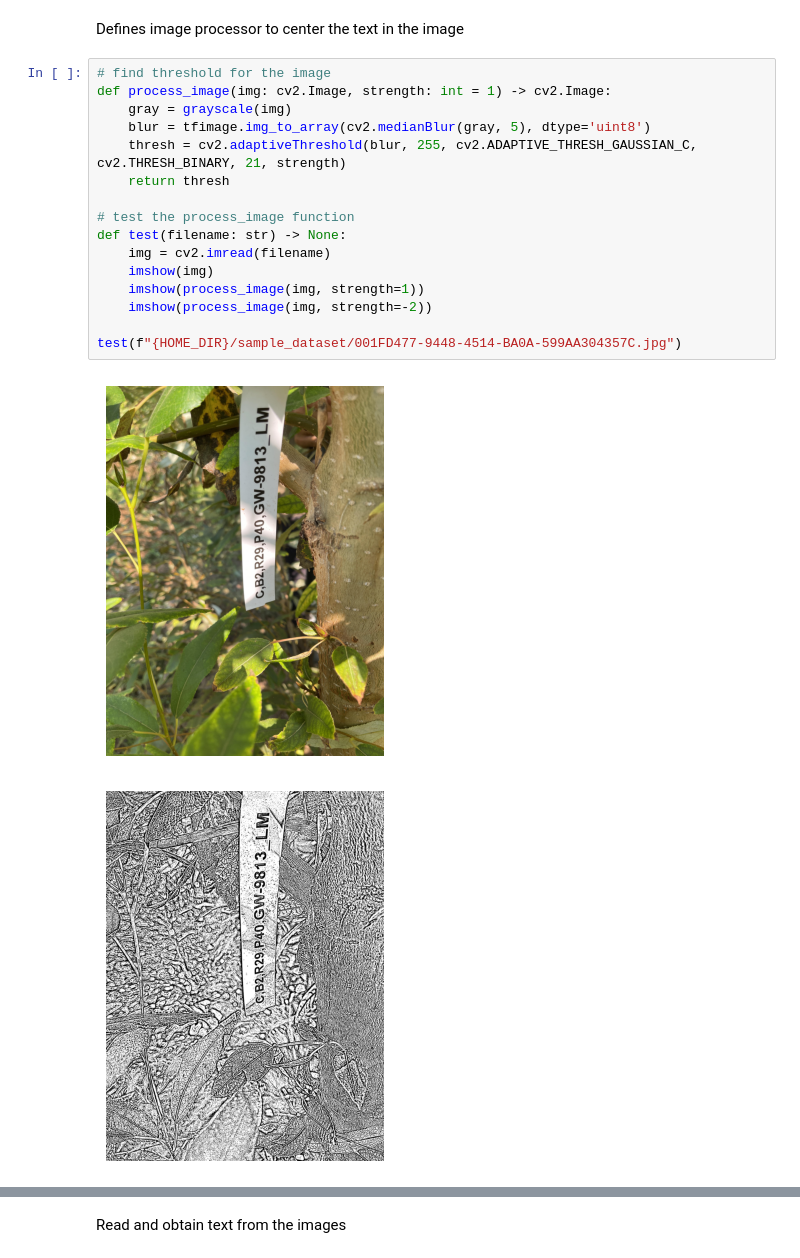
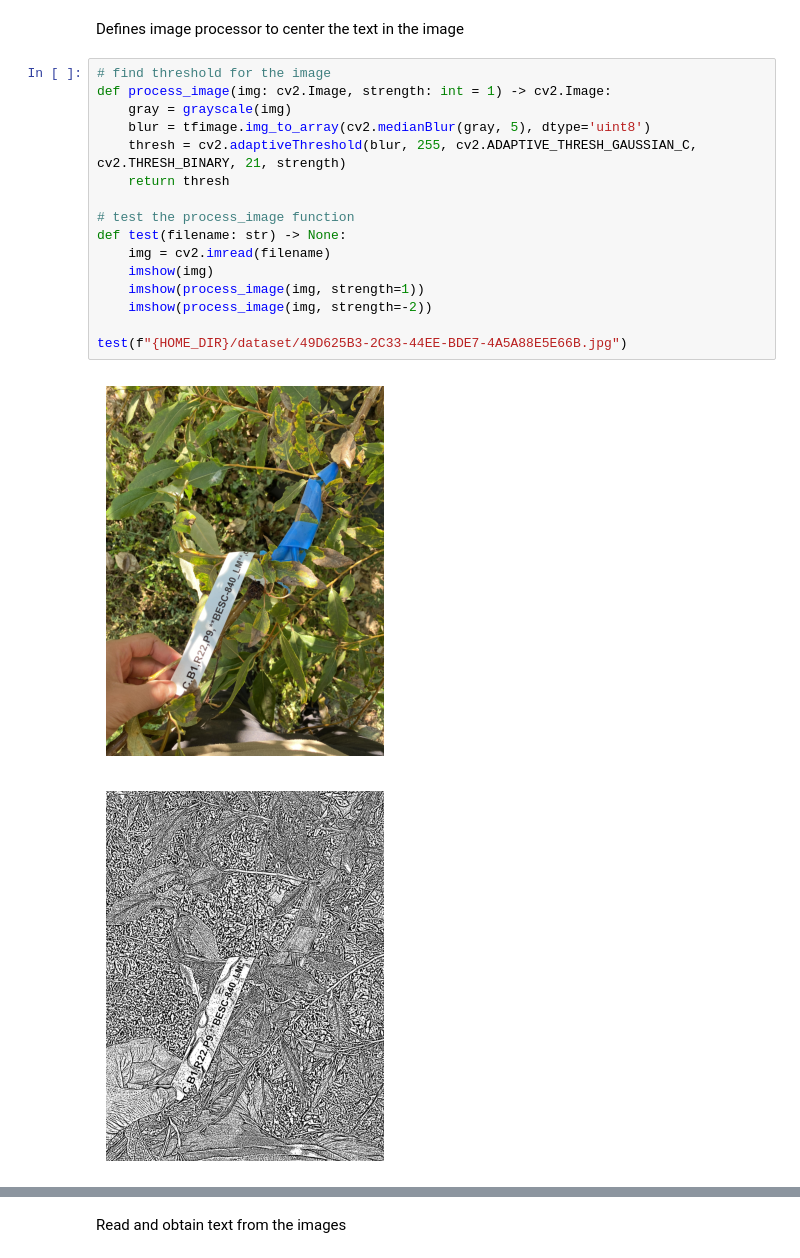
Before and after one commit to vivaansinghvi07/smoky-mountain-data-comp, a Jupyter notebook: step1/main.ipynb, the cells around one changed output, grey strips where cells are left out. Cells and saved outputs as stored; diff of their text form.

```diff
--- a/step1/main.ipynb
+++ b/step1/main.ipynb
@@ -36,19 +36,19 @@ Defines image processor to center the text in the image
 # %%
 # find threshold for the image
 def process_image(img: cv2.Image, strength: int = 1) -> cv2.Image:
     gray = grayscale(img)
     blur = tfimage.img_to_array(cv2.medianBlur(gray, 5), dtype='uint8')
     thresh = cv2.adaptiveThreshold(blur, 255, cv2.ADAPTIVE_THRESH_GAUSSIAN_C, cv2.THRESH_BINARY, 21, strength)
     return thresh
 
 # test the process_image function
 def test(filename: str) -> None:
     img = cv2.imread(filename)
     imshow(img)
     imshow(process_image(img, strength=1))
     imshow(process_image(img, strength=-2))
 
-test(f"{HOME_DIR}/sample_dataset/001FD477-9448-4514-BA0A-599AA304357C.jpg")
+test(f"{HOME_DIR}/dataset/49D625B3-2C33-44EE-BDE7-4A5A88E5E66B.jpg")
 # %% [output]
-[figure, old version]
+[figure, new version]
-[figure, old version]
+[figure, new version]
```
Also changed, not shown: parts of 1 cell of this notebook, 2 other files.
